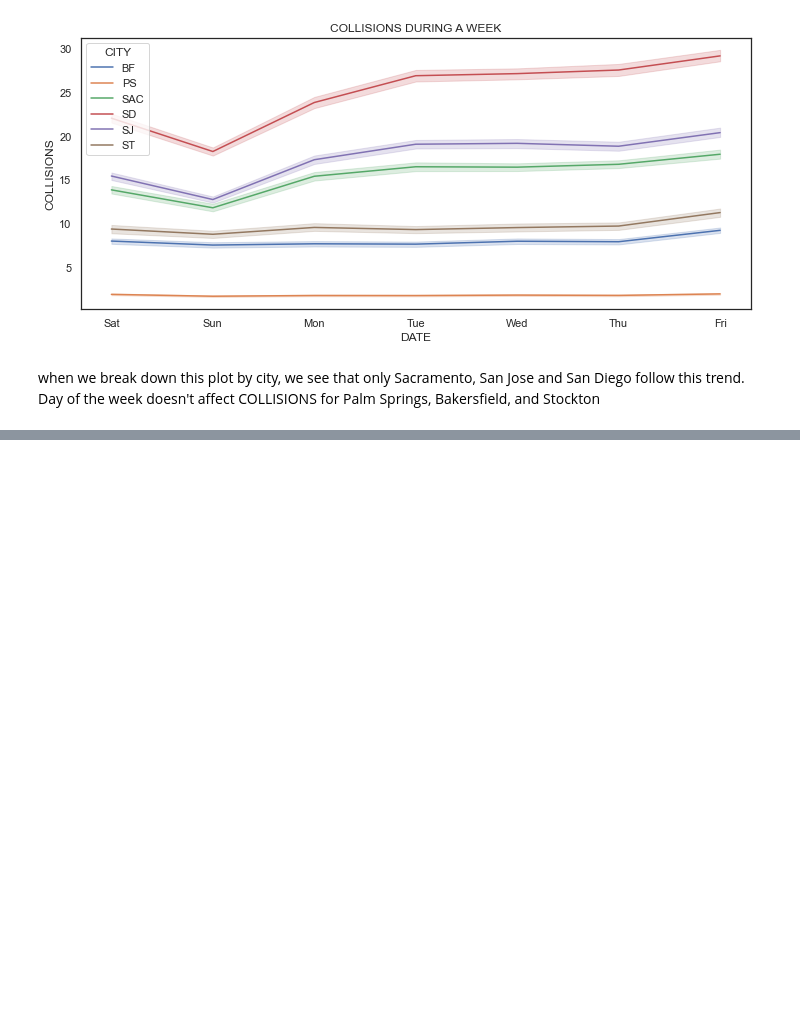
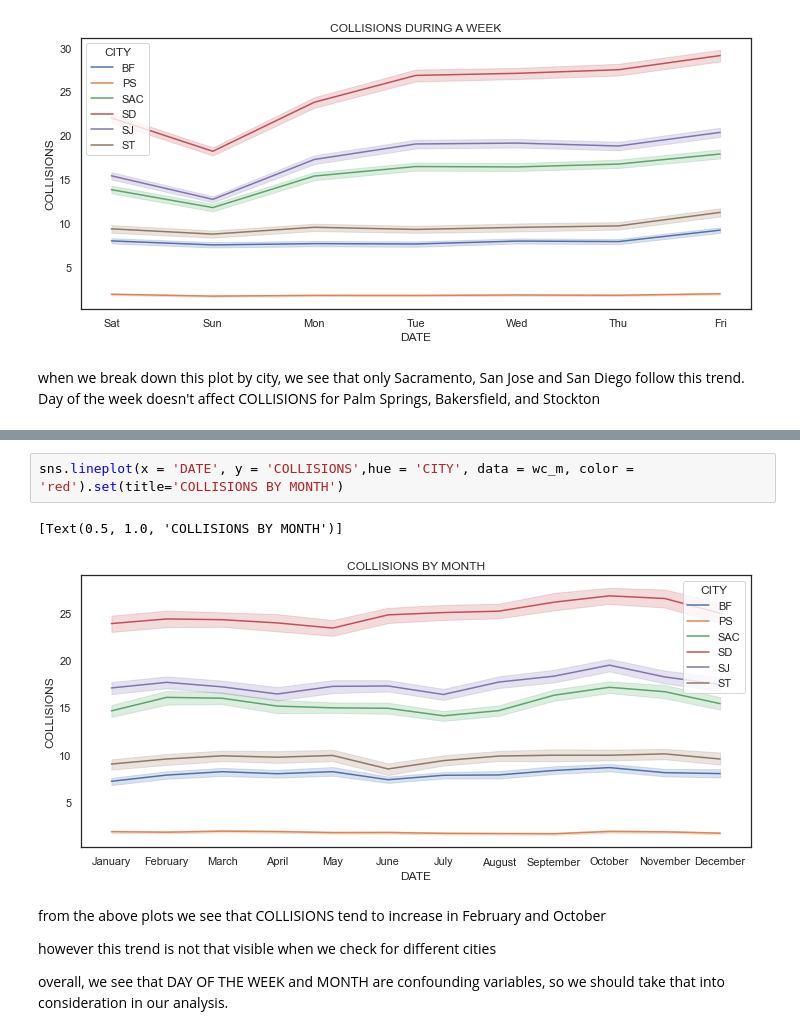
Before and after one commit to DeusSeos/Group007-Wi22-Resume, a Jupyter notebook: EDACheckpointGroup007-Wi22.ipynb, the cells around one changed output, grey strips where cells are left out. Drawn from its saved outputs; the diff is of its cells as text; blank space fills up the shorter version.

```diff
--- a/EDACheckpointGroup007-Wi22.ipynb
+++ b/EDACheckpointGroup007-Wi22.ipynb
@@ -421,0 +433,11 @@ Day of the week doesn't affect COLLISIONS for Palm Springs, Bakersfield, and Sto
+# %%
+sns.lineplot(x = 'DATE', y = 'COLLISIONS',hue = 'CITY', data = wc_m, color = 'red').set(title='COLLISIONS BY MONTH')
+# %% [output]
+[Text(0.5, 1.0, 'COLLISIONS BY MONTH')]
+[figure, added]
+# %% [markdown]
+from the above plots we see that COLLISIONS tend to increase in February and October
+
+however this trend is not that visible when we check for different cities
+
+overall, we see that DAY OF THE WEEK and MONTH are confounding variables, so we should take that into consideration in our analysis.
```
Also changed, not shown: parts of 2 cells of this notebook.
